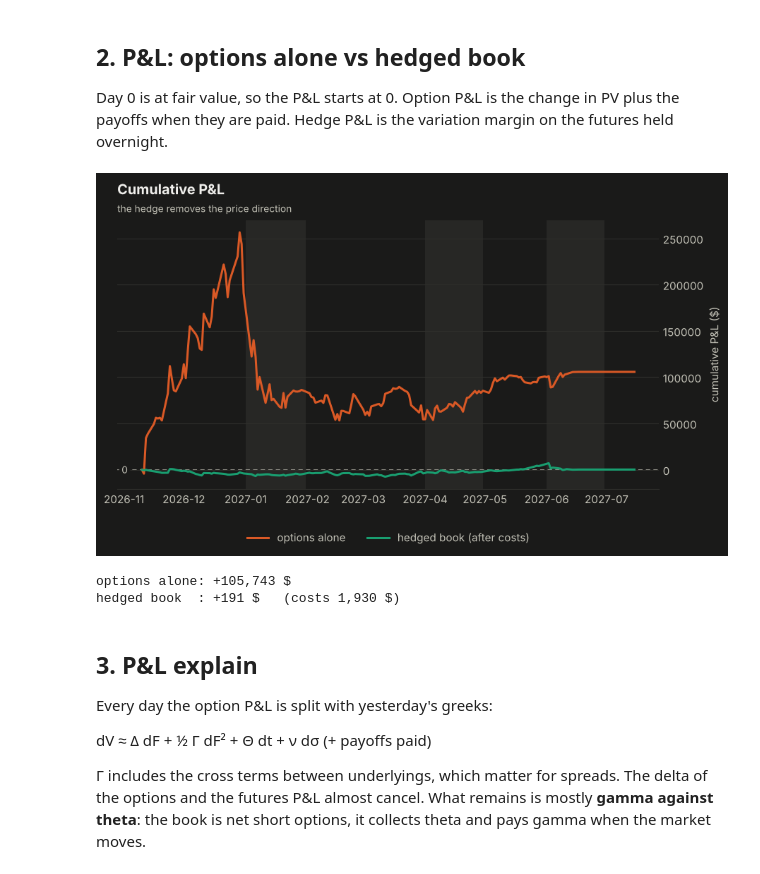
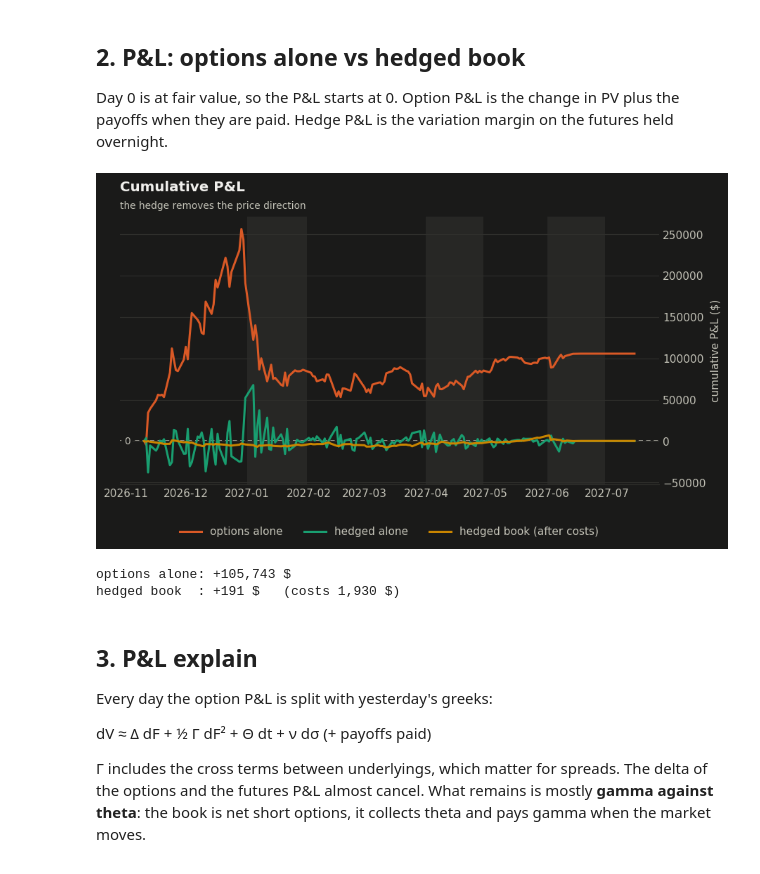
Before and after one commit to MiletoCarmelo/commodity-hedging, a Jupyter notebook: notebooks/03_hedging_bot.ipynb, the cells around one changed output. Cells and saved outputs as stored; diff of their text form; code cells hidden in the pictures.

```diff
--- a/notebooks/03_hedging_bot.ipynb
+++ b/notebooks/03_hedging_bot.ipynb
@@ -139,18 +148,19 @@ when they are paid. Hedge P&L is the variation margin on the futures held overni
 # %%
 fig, ax = plt.subplots(figsize=(9, 4.5))
 ax.plot(df.index, df["option_pnl"].cumsum(), color=SERIES[1], label="options alone")
-ax.plot(df.index, df["cum_pnl"], color=SERIES[2], label="hedged book (after costs)")
+ax.plot(df.index, df["hedge_pnl"], color=SERIES[2], label="hedged alone")
+ax.plot(df.index, df["cum_pnl"], color=SERIES[3], label="hedged book (after costs)")
 ref_line(ax, 0, "0")
 shade(ax)
 price_axis_right(ax)
 ax.set(ylabel="cumulative P&L ($)")
 titles(ax, "Cumulative P&L", "the hedge removes the price direction")
 ax.legend(loc="upper center", bbox_to_anchor=(0.5, -0.12), ncol=4, frameon=False)
 plt.show()
 print(f"options alone: {df['option_pnl'].sum():+,.0f} $")
 print(f"hedged book  : {run.total_pnl:+,.0f} $   (costs {df['cost'].sum():,.0f} $)")
 # %% [output]
-[figure, old version]
+[figure, new version]
 options alone: +105,743 $
 hedged book  : +191 $   (costs 1,930 $)
 # %% [markdown]
```
Also changed, not shown: parts of 1 cell of this notebook, 2 other files.
